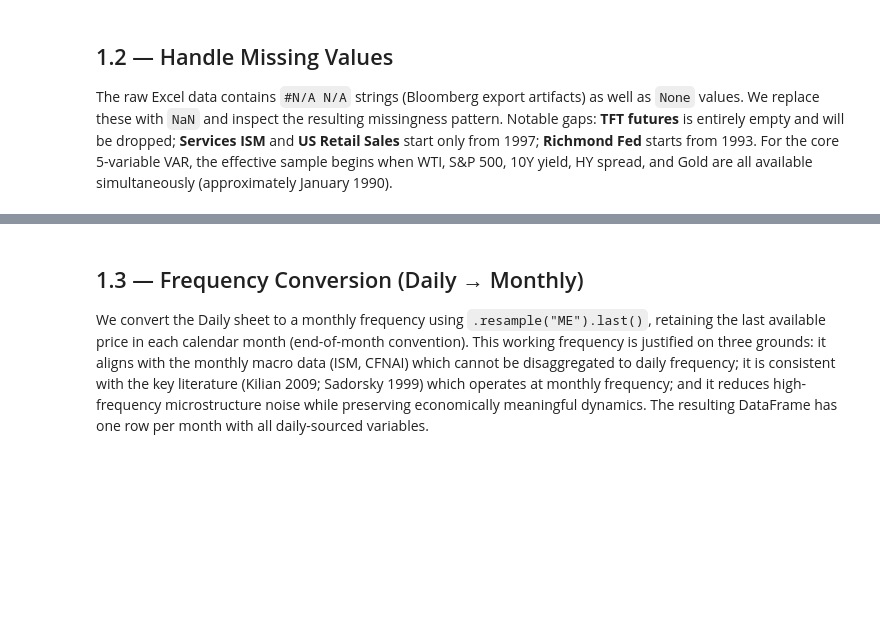
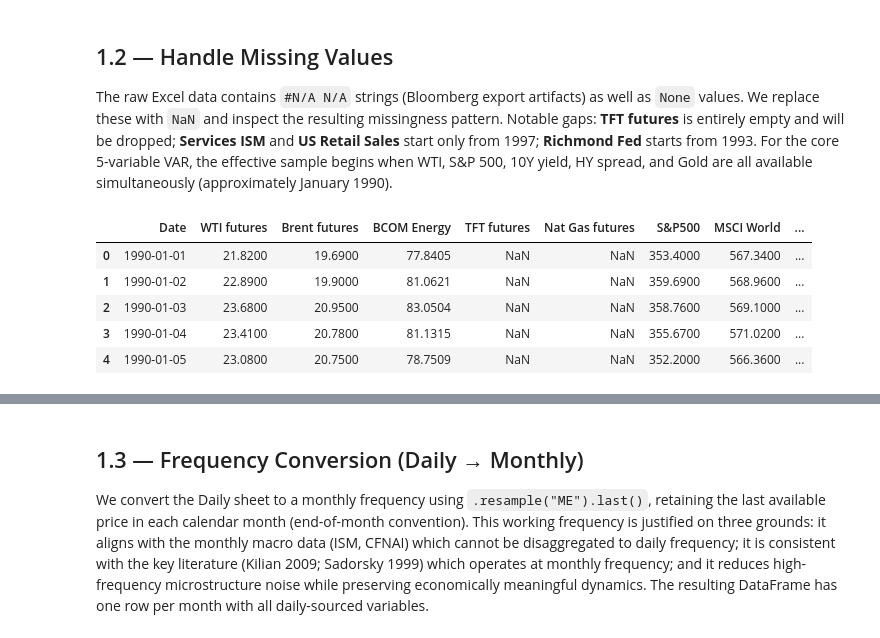
Before and after one commit to Altankaragulle/EMIF_Project_Oil, a Jupyter notebook: EMIF_Oil_Shock_Project.ipynb, the cells around one changed output, grey strips where cells are left out. Cells and saved outputs as stored; diff of their text form; code cells hidden in the pictures; blank space fills up the shorter version.

```diff
--- a/EMIF_Oil_Shock_Project.ipynb
+++ b/EMIF_Oil_Shock_Project.ipynb
@@ -45,3 +66,28 @@ We load all three sheets from `data/data_hec_projet_1.xlsx`: **Daily** (Jan 1990
 ## 1.2 — Handle Missing Values
 
 The raw Excel data contains `#N/A N/A` strings (Bloomberg export artifacts) as well as `None` values. We replace these with `NaN` and inspect the resulting missingness pattern. Notable gaps: **TFT futures** is entirely empty and will be dropped; **Services ISM** and **US Retail Sales** start only from 1997; **Richmond Fed** starts from 1993. For the core 5-variable VAR, the effective sample begins when WTI, S&P 500, 10Y yield, HY spread, and Gold are all available simultaneously (approximately January 1990).
+# %%
+# Reconstruct the Daily sheet
+daily_cols = ["Date"] + daily_raw.iloc[2, 1:].tolist()
+daily = daily_raw.iloc[6:, :].copy()
+daily.columns = daily_cols
+
+# Standardize dates and missing values
+daily["Date"] = pd.to_datetime(daily["Date"], errors="coerce")
+daily = daily.replace(["#N/A N/A", "None"], np.nan)
+
+# Convert non-date columns to numeric
+for col in daily.columns[1:]:
+    daily[col] = pd.to_numeric(daily[col], errors="coerce")
+
+# Keep valid observations only
+daily = daily.dropna(subset=["Date"]).sort_values("Date").reset_index(drop=True)
+
+daily.head()
+# %% [output]
+|  | Date | WTI futures | Brent futures | BCOM Energy | TFT futures | Nat Gas futures | S&P500 | MSCI World | ... |
+| 0 | 1990-01-01 | 21.8200 | 19.6900 | 77.8405 | NaN | NaN | 353.4000 | 567.3400 | ... |
+| 1 | 1990-01-02 | 22.8900 | 19.9000 | 81.0621 | NaN | NaN | 359.6900 | 568.9600 | ... |
+| 2 | 1990-01-03 | 23.6800 | 20.9500 | 83.0504 | NaN | NaN | 358.7600 | 569.1000 | ... |
+| 3 | 1990-01-04 | 23.4100 | 20.7800 | 81.1315 | NaN | NaN | 355.6700 | 571.0200 | ... |
+| 4 | 1990-01-05 | 23.0800 | 20.7500 | 78.7509 | NaN | NaN | 352.2000 | 566.3600 | ... |
```
Also changed, not shown: parts of 13 cells of this notebook, 1 other file.
